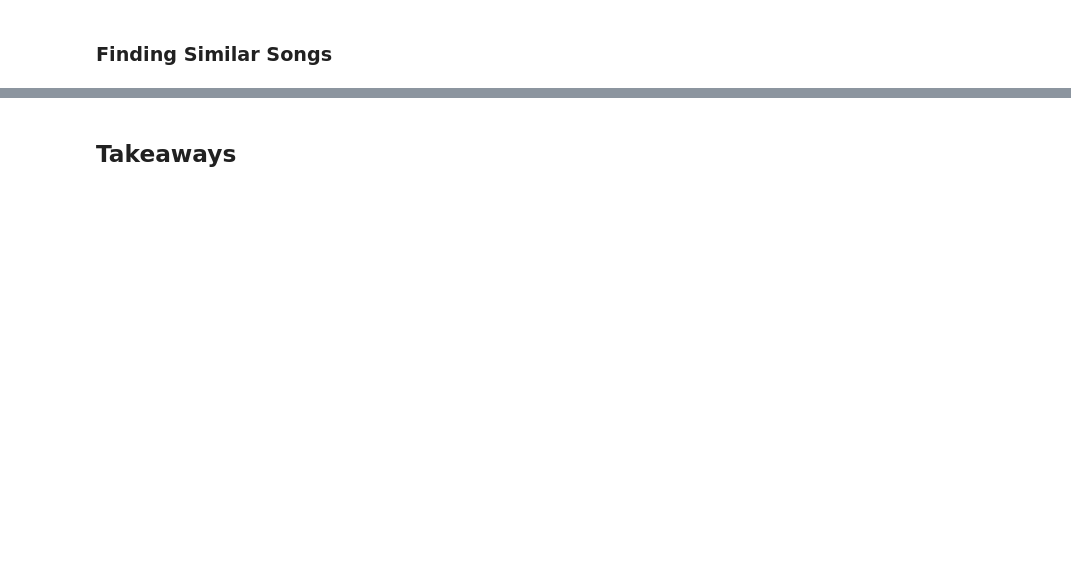
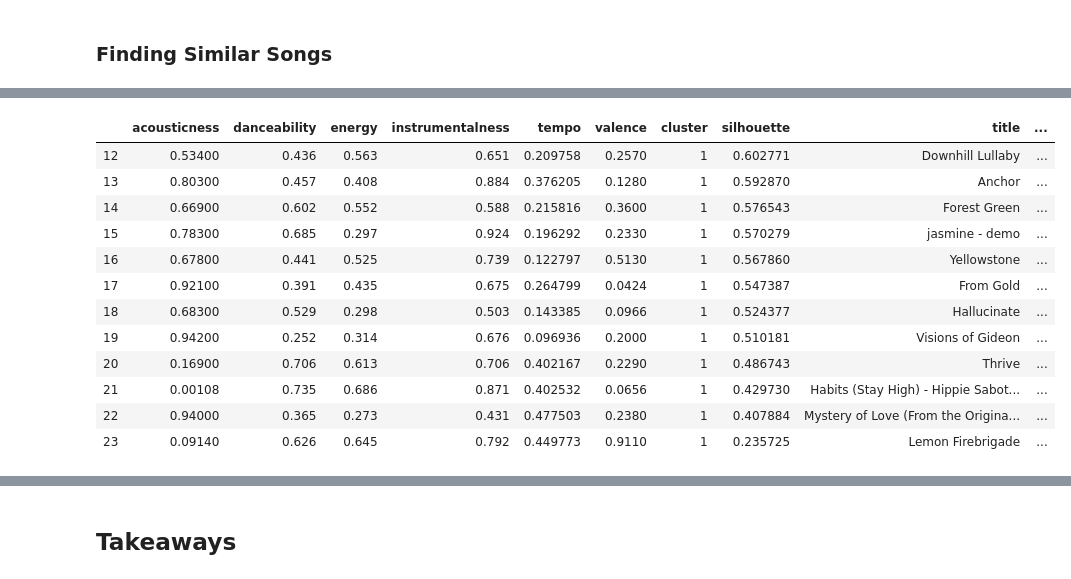
Before and after one commit to oikheloa/oikheloa.github.io, a Jupyter notebook: Final/CMSC320_Final_Project.ipynb, the cells around one changed output, grey strips where cells are left out. Saved outputs shown, nothing was run; the diff lists cells and outputs as text; code cells hidden in the pictures; blank space fills up the shorter version.

```diff
--- a/Final/CMSC320_Final_Project.ipynb
+++ b/Final/CMSC320_Final_Project.ipynb
@@ -51,14 +99,14 @@ else:
 def get_saved_tracks():
     results = sp.current_user_saved_tracks()
     tracks = results['items']
-    while results['next']:
+    while results['next']: #results are paginated. To retrieve all results keep requesting until no next
         results = sp.next(results)
         tracks.extend(results['items'])
     return tracks
 
-print('Loading Saved Tracks Now. Please be patient!')
+print('Loading Saved Tracks Now. Please be patient!') # This part of the code takes a while
 
-if True:
+if FA:
     tracks = get_saved_tracks()
     features = []
     track_info = []
@@ -66,7 +114,7 @@ if True:
 
     for track in tracks:
         track = track['track']
-        features.extend(sp.audio_features(track['uri']))
+        features.extend(sp.audio_features(track['uri'])) #Calling spotify api to retrieve a track's audio features
         track_info.append([track['name'], track['artists'][0]['name']])
         artist_uris[track['artists'][0]['name']] = track['artists'][0]['uri']
 
@@ -74,9 +122,14 @@ if True:
     track_info = pd.DataFrame(track_info).rename(columns={0: "title", 1: "artist"})
 
     features = features[['acousticness', 'danceability', 'energy', 'instrumentalness', 'tempo', 'valence']]
+    #Standardizing tempo
     features['tempo'] = (features['tempo']-features['tempo'].min())/(features['tempo'].max()-features['tempo'].min())
 
+    features.to_csv('sample_features',index=False)
+    track_info.to_csv('sample_track_info',index=False)
+
 else:
-    features = pd.read_csv('sample_data') #TODO download the dataframe as a csv and add to path
+    features = pd.read_csv('sample_features')
+    track_info = pd.read_csv('sample_track_info')
 
 features
@@ -204,6 +383,20 @@ grouped.groupby('cluster').mean()['silhouette']
 # %%
 #Can play with this to see the songs in each playlist
-grouped.loc[grouped['cluster'] == 0]
+grouped.loc[grouped['cluster'] == 1]
+# %% [output]
+|  | acousticness | danceability | energy | instrumentalness | tempo | valence | cluster | silhouette | title | ... |
+| 12 | 0.53400 | 0.436 | 0.563 | 0.651 | 0.209758 | 0.2570 | 1 | 0.602771 | Downhill Lullaby | ... |
+| 13 | 0.80300 | 0.457 | 0.408 | 0.884 | 0.376205 | 0.1280 | 1 | 0.592870 | Anchor | ... |
+| 14 | 0.66900 | 0.602 | 0.552 | 0.588 | 0.215816 | 0.3600 | 1 | 0.576543 | Forest Green | ... |
+| 15 | 0.78300 | 0.685 | 0.297 | 0.924 | 0.196292 | 0.2330 | 1 | 0.570279 | jasmine - demo | ... |
+| 16 | 0.67800 | 0.441 | 0.525 | 0.739 | 0.122797 | 0.5130 | 1 | 0.567860 | Yellowstone | ... |
+| 17 | 0.92100 | 0.391 | 0.435 | 0.675 | 0.264799 | 0.0424 | 1 | 0.547387 | From Gold | ... |
+| 18 | 0.68300 | 0.529 | 0.298 | 0.503 | 0.143385 | 0.0966 | 1 | 0.524377 | Hallucinate | ... |
+| 19 | 0.94200 | 0.252 | 0.314 | 0.676 | 0.096936 | 0.2000 | 1 | 0.510181 | Visions of Gideon | ... |
+| 20 | 0.16900 | 0.706 | 0.613 | 0.706 | 0.402167 | 0.2290 | 1 | 0.486743 | Thrive | ... |
+| 21 | 0.00108 | 0.735 | 0.686 | 0.871 | 0.402532 | 0.0656 | 1 | 0.429730 | Habits (Stay High) - Hippie Sabot... | ... |
+| 22 | 0.94000 | 0.365 | 0.273 | 0.431 | 0.477503 | 0.2380 | 1 | 0.407884 | Mystery of Love (From the Origina... | ... |
+| 23 | 0.09140 | 0.626 | 0.645 | 0.792 | 0.449773 | 0.9110 | 1 | 0.235725 | Lemon Firebrigade | ... |
 # %%
 features_2d = pd.DataFrame(pca.fit_transform(grouped.loc[:,:'valence']), columns=['Component 1', 'Component 2'])
 features_2d['cluster'] = grouped['cluster']
```
Also changed, not shown: parts of 24 cells of this notebook, 4 other files.
